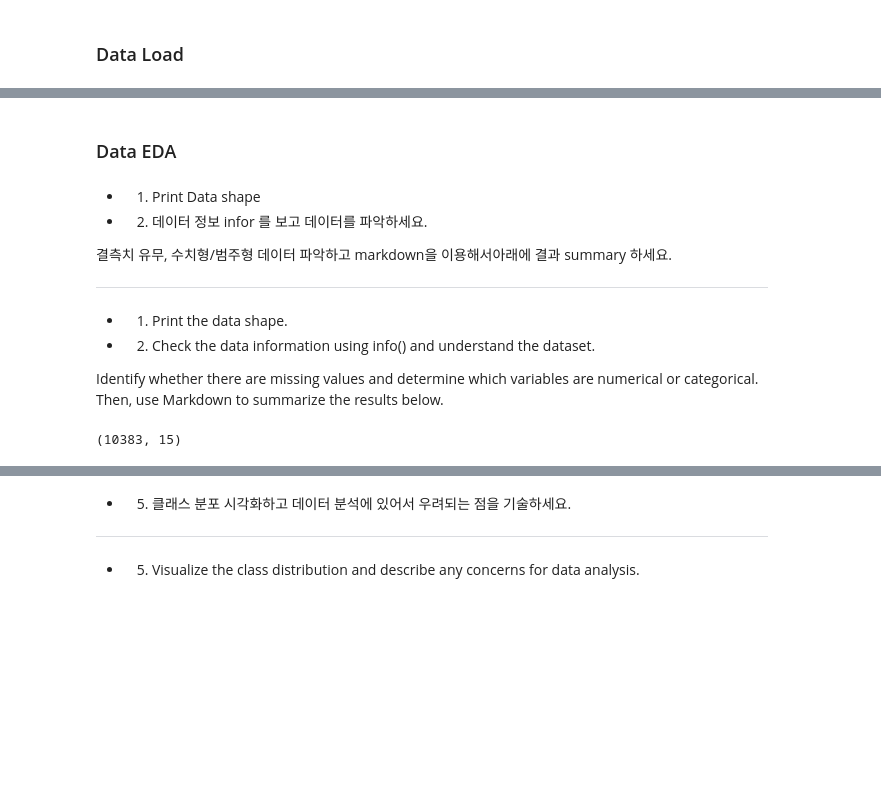
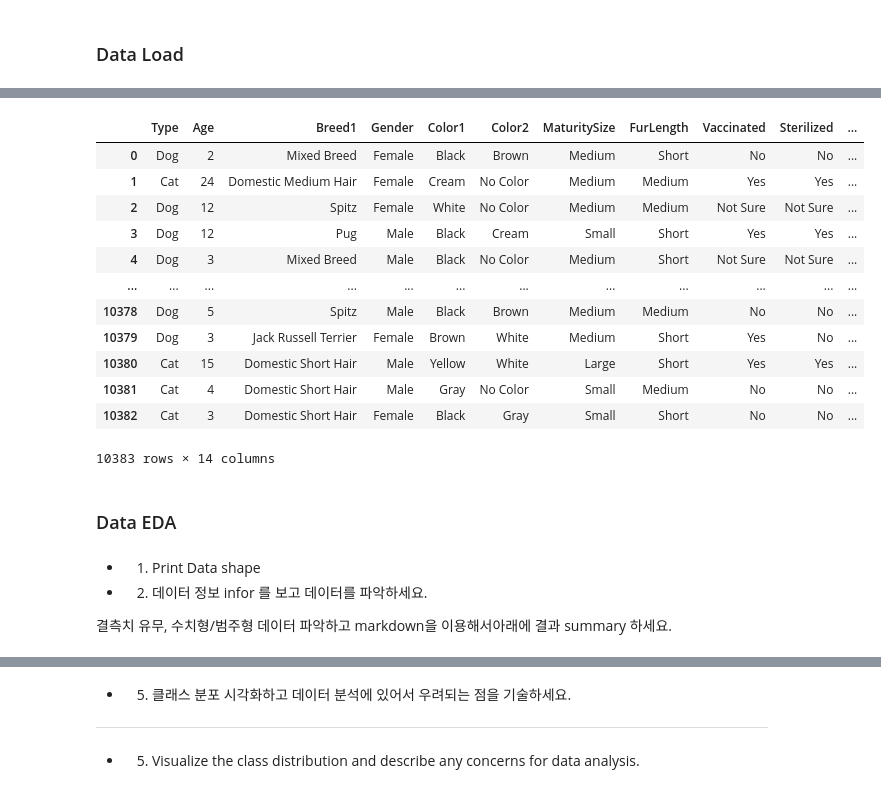
Before and after one commit to seongwwww/bigdata_07, a Jupyter notebook: problem.ipynb, the cells around one changed output, grey strips where cells are left out. Cells and saved outputs as stored; diff of their text form; code cells hidden in the pictures; blank space fills up the shorter version.

```diff
--- a/problem.ipynb
+++ b/problem.ipynb
@@ -68,3 +22,20 @@ memory usage: 1.2+ MB
+# %%
+del_Desc = train_df.drop('Description', axis=1, inplace=False)
+del_Desc
+# %% [output]
+|  | Type | Age | Breed1 | Gender | Color1 | Color2 | MaturitySize | FurLength | Vaccinated | Sterilized | ... |
+| 0 | Dog | 2 | Mixed Breed | Female | Black | Brown | Medium | Short | No | No | ... |
+| 1 | Cat | 24 | Domestic Medium Hair | Female | Cream | No Color | Medium | Medium | Yes | Yes | ... |
+| 2 | Dog | 12 | Spitz | Female | White | No Color | Medium | Medium | Not Sure | Not Sure | ... |
+| 3 | Dog | 12 | Pug | Male | Black | Cream | Small | Short | Yes | Yes | ... |
+| 4 | Dog | 3 | Mixed Breed | Male | Black | No Color | Medium | Short | Not Sure | Not Sure | ... |
+| ... | ... | ... | ... | ... | ... | ... | ... | ... | ... | ... | ... |
+| 10378 | Dog | 5 | Spitz | Male | Black | Brown | Medium | Medium | No | No | ... |
+| 10379 | Dog | 3 | Jack Russell Terrier | Female | Brown | White | Medium | Short | Yes | No | ... |
+| 10380 | Cat | 15 | Domestic Short Hair | Male | Yellow | White | Large | Short | Yes | Yes | ... |
+| 10381 | Cat | 4 | Domestic Short Hair | Male | Gray | No Color | Small | Medium | No | No | ... |
+| 10382 | Cat | 3 | Domestic Short Hair | Female | Black | Gray | Small | Short | No | No | ... |
+10383 rows × 14 columns
 # %% [markdown]
 ### Data EDA
 # %% [markdown]
@@ -72,14 +43,3 @@ memory usage: 1.2+ MB
 - 2. 데이터 정보 infor 를 보고 데이터를 파악하세요.
 
 결측치 유무, 수치형/범주형 데이터 파악하고 markdown을 이용해서아래에 결과 summary 하세요.
-
------------------------
-
-- 1. Print the data shape.
-- 2. Check the data information using info() and understand the dataset.
-
-Identify whether there are missing values and determine which variables are numerical or categorical. Then, use Markdown to summarize the results below.
-# %%
-print(df.shape)
-# %% [output]
-(10383, 15)
```
Also changed, not shown: parts of 13 cells of this notebook.
